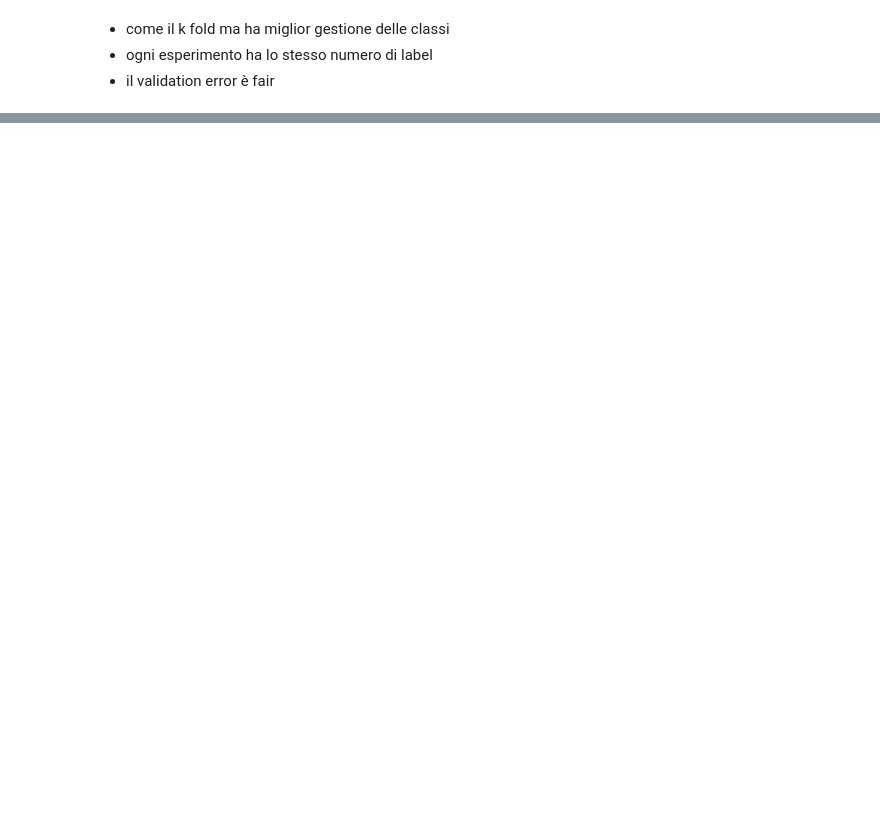
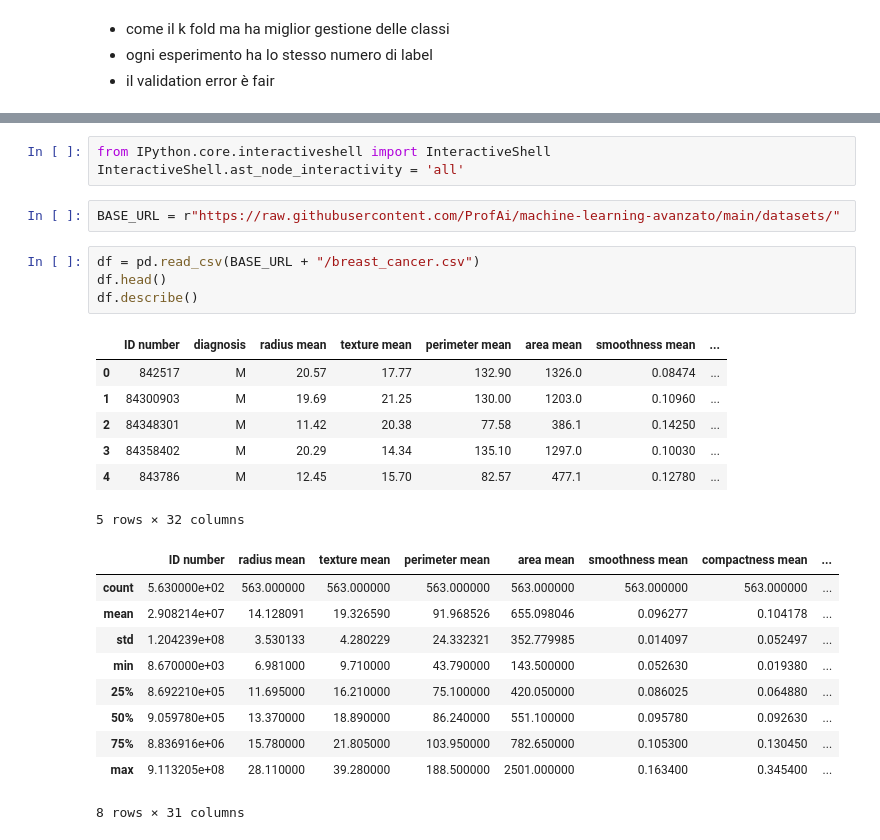
Before and after one commit to adanfindo/ProAI, a Jupyter notebook: tecniche di ottimizzazione degli iperparametri.ipynb, the cells around one changed output, grey strips where cells are left out. Saved outputs shown, nothing was run; the diff lists cells and outputs as text; blank space fills up the shorter version.

```diff
--- a/tecniche di ottimizzazione degli iperparametri.ipynb
+++ b/tecniche di ottimizzazione degli iperparametri.ipynb
@@ -90,0 +124,27 @@ in breve
+# %%
+from IPython.core.interactiveshell import InteractiveShell
+InteractiveShell.ast_node_interactivity = 'all'
+# %%
+BASE_URL = r"https://raw.githubusercontent.com/ProfAi/machine-learning-avanzato/main/datasets/"
+# %%
+df = pd.read_csv(BASE_URL + "/breast_cancer.csv")
+df.head()
+df.describe()
+# %% [output]
+|  | ID number | diagnosis | radius mean | texture mean | perimeter mean | area mean | smoothness mean | ... |
+| 0 | 842517 | M | 20.57 | 17.77 | 132.90 | 1326.0 | 0.08474 | ... |
+| 1 | 84300903 | M | 19.69 | 21.25 | 130.00 | 1203.0 | 0.10960 | ... |
+| 2 | 84348301 | M | 11.42 | 20.38 | 77.58 | 386.1 | 0.14250 | ... |
+| 3 | 84358402 | M | 20.29 | 14.34 | 135.10 | 1297.0 | 0.10030 | ... |
+| 4 | 843786 | M | 12.45 | 15.70 | 82.57 | 477.1 | 0.12780 | ... |
+5 rows × 32 columns
+|  | ID number | radius mean | texture mean | perimeter mean | area mean | smoothness mean | compactness mean | ... |
+| count | 5.630000e+02 | 563.000000 | 563.000000 | 563.000000 | 563.000000 | 563.000000 | 563.000000 | ... |
+| mean | 2.908214e+07 | 14.128091 | 19.326590 | 91.968526 | 655.098046 | 0.096277 | 0.104178 | ... |
+| std | 1.204239e+08 | 3.530133 | 4.280229 | 24.332321 | 352.779985 | 0.014097 | 0.052497 | ... |
+| min | 8.670000e+03 | 6.981000 | 9.710000 | 43.790000 | 143.500000 | 0.052630 | 0.019380 | ... |
+| 25% | 8.692210e+05 | 11.695000 | 16.210000 | 75.100000 | 420.050000 | 0.086025 | 0.064880 | ... |
+| 50% | 9.059780e+05 | 13.370000 | 18.890000 | 86.240000 | 551.100000 | 0.095780 | 0.092630 | ... |
+| 75% | 8.836916e+06 | 15.780000 | 21.805000 | 103.950000 | 782.650000 | 0.105300 | 0.130450 | ... |
+| max | 9.113205e+08 | 28.110000 | 39.280000 | 188.500000 | 2501.000000 | 0.163400 | 0.345400 | ... |
+8 rows × 31 columns
```
Also changed, not shown: parts of 15 cells of this notebook.
